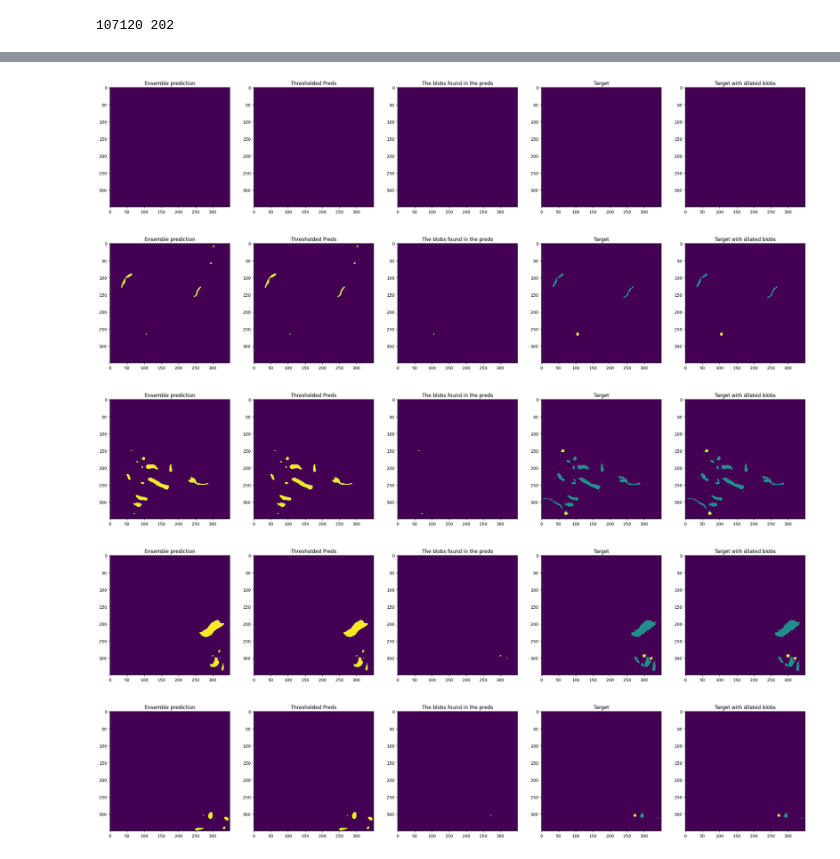
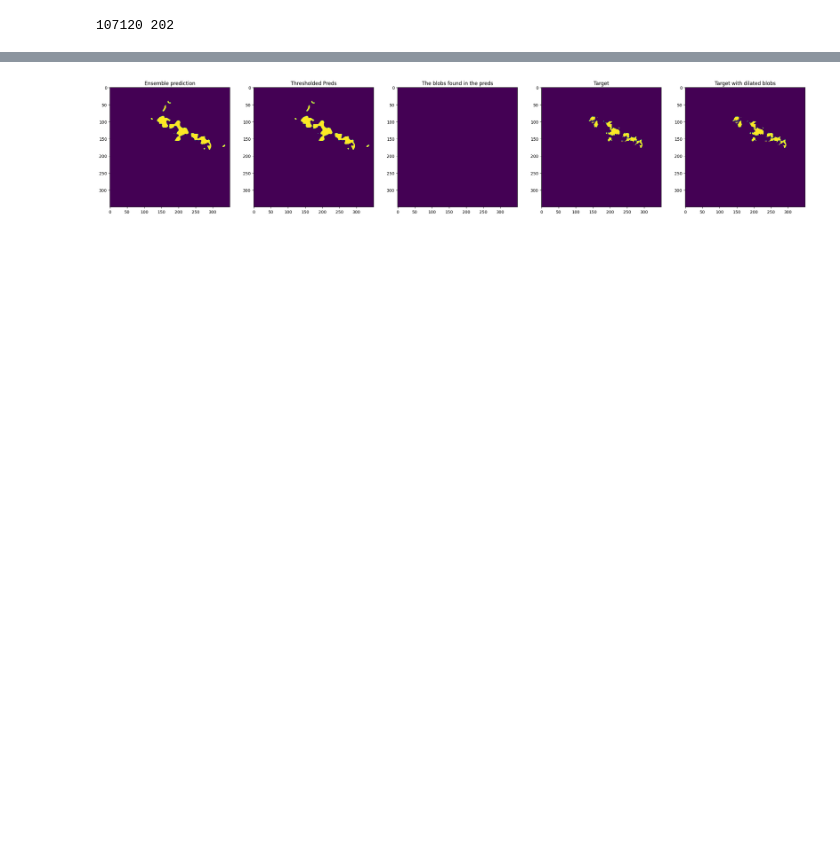
Before and after one commit to TeamEpochGithub/iv-q2-detect-kelp, a Jupyter notebook: notebooks/dilate_small_blobs_in_pred.ipynb, the cells around one changed output, grey strips where cells are left out. Drawn from its saved outputs; the diff is of its cells as text; code cells hidden in the pictures; blank space fills up the shorter version.

```diff
--- a/notebooks/dilate_small_blobs_in_pred.ipynb
+++ b/notebooks/dilate_small_blobs_in_pred.ipynb
@@ -212,8 +212,8 @@ fig, ax = plt.subplots(1, 3, figsize=(15, 5))
 ax[0].imshow(ensemble_preds[n])
 ax[0].set_title("Ensemble prediction")
 # plot the thresholded preds
-ensemble_preds = ensemble_preds > 0.5
-ax[1].imshow(ensemble_preds[n])
+ensemble_preds_to_plot = ensemble_preds > 0.5
+ax[1].imshow(ensemble_preds_to_plot[n])
 ax[1].set_title("Thresholded Preds")
 ax[2].imshow(reshaped_targets[n])
 ax[2].set_title("Target")
@@ -260,9 +263,11 @@ def find_small_blobs(image):
     blob_sizes = bincount(labeled_array.flat)[1:]
     blob_sizes = np.insert(blob_sizes, 0, 122500, axis=0)
 
-    # Identify labels that meet the criteria (<= 15 pixels)
-    valid_labels = np.where(blob_sizes <= 15)[0]
 
+    valid_labels_lower = np.where(blob_sizes <= 10)[0]
+    valid_labels_upper = np.where(blob_sizes >= 10)[0]
+    # Combine the two criteria with the intersection
+    valid_labels = np.intersect1d(valid_labels_lower, valid_labels_upper)
     # Generate the binary mask
     # Use `np.isin` for a vectorized check if each label in `labeled_array` is in `valid_labels`
     binary_mask = np.isin(labeled_array, valid_labels).astype(int)
@@ -270,12 +275,12 @@ def find_small_blobs(image):
 # %%
 blobs = np.zeros_like(ensemble_preds)
 for i in range(ensemble_preds.shape[0]):
-    small_blobs = find_small_blobs(ensemble_preds[i])
+    small_blobs = find_small_blobs(ensemble_preds[i] > 0.5)
     blobs[i] = small_blobs
 # %%
 # Now plot all the 3 things plotted above in a single figure
 
-for n in range(50,55):
+for n in range(1):
     fig, ax = plt.subplots(1, 4, figsize=(25, 10))
     ax[0].imshow(ensemble_preds[n])
     ax[0].set_title("Ensemble prediction")
@@ -287,8 +292,9 @@ for n in range(50,55):
     ax[2].set_title("The blobs found in the preds")
     # also include the labels but amplify the points where the blobs are found
     reshaped_targets = reshaped_targets.astype(float)
-    reshaped_targets[blobs == 1] = 2
-    ax[3].imshow(reshaped_targets[n])
+    reshaped_targtes_to_plot = np.copy(reshaped_targets)
+    reshaped_targtes_to_plot[blobs == 1] = 2
+    ax[3].imshow(reshaped_targtes_to_plot[n])
     ax[3].set_title("Target")
     plt.show()
 # %% [output]
@@ -315,33 +308,30 @@ dilated_blobs = np.zeros_like(blobs)
 for i in range(blobs.shape[0]):
     dilated_blobs[i] = binary_dilation(blobs[i], disk(2))
 # %%
-for n in range(50,55):
+for n in range(1):
     fig, ax = plt.subplots(1, 5, figsize=(30, 15))
     ax[0].imshow(ensemble_preds[n])
     ax[0].set_title("Ensemble prediction")
     # plot the thresholded preds
     ensemble_preds = ensemble_preds > 0.5
     ax[1].imshow(ensemble_preds[n])
     ax[1].set_title("Thresholded Preds")
     ax[2].imshow(blobs[n])
     ax[2].set_title("The blobs found in the preds")
     ax[3].imshow(dilated_blobs[n])
     ax[3].set_title("Dilated blobs")
     # also include the labels but amplify the points where the blobs are found
     reshaped_targets = reshaped_targets.astype(float)
-    reshaped_targets[blobs == 1] = 2
-    ax[3].imshow(reshaped_targets[n])
+    reshaped_targets_to_plot = np.copy(reshaped_targets)
+    reshaped_targets_to_plot[blobs == 1] = 2
+    ax[3].imshow(reshaped_targets_to_plot[n])
     ax[3].set_title("Target")
-    reshaped_targets[dilated_blobs == 1] = 2
-    ax[4].imshow(reshaped_targets[n])
+    reshaped_targets_to_plot[dilated_blobs == 1] = 2
+    ax[4].imshow(reshaped_targets_to_plot[n])
     ax[4].set_title("Target with dilated blobs")
     plt.show()
 # %% [output]
-[figure, old version]
+[figure, new version]
-[figure, removed]
-[figure, removed]
-[figure, removed]
-[figure, removed]
 # %%
 # now replace all parts of theensemble preds with the value of the dilated blobs if dialted blobs are 1
 for i in range(ensemble_preds.shape[0]):
```
Also changed, not shown: parts of 5 cells of this notebook.
